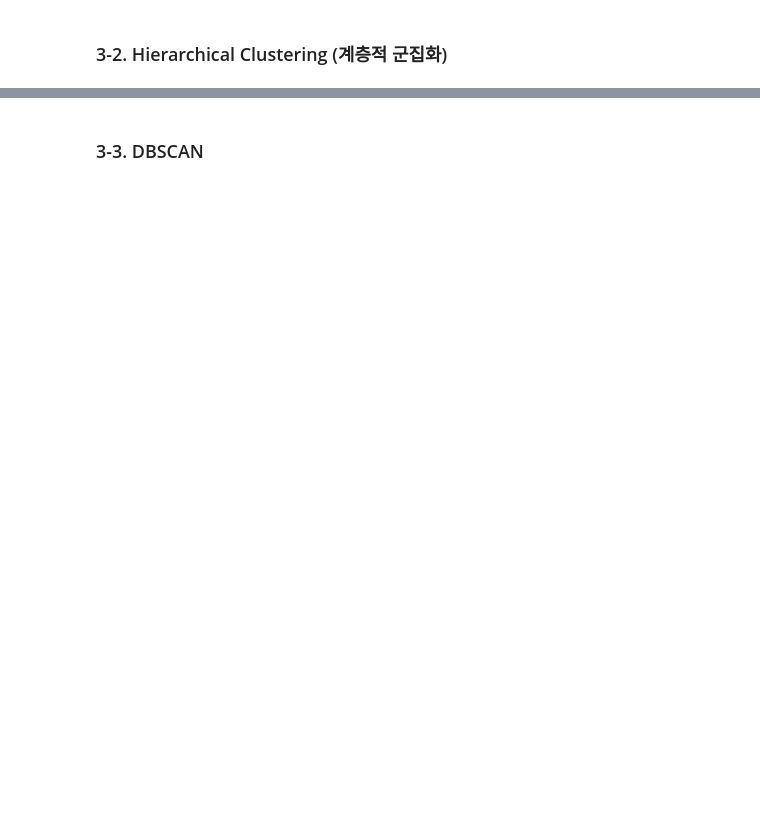
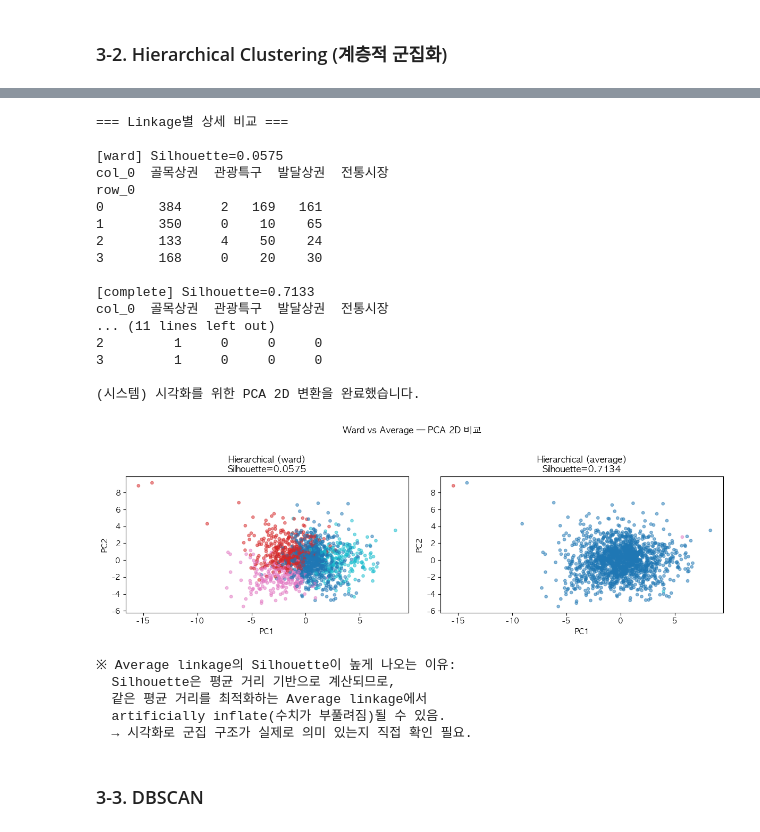
Before and after one commit to kxiarium2003/26-1_ML_seoul-commercial-district-clustering, a Jupyter notebook: Clustering.ipynb, the cells around one changed output, grey strips where cells are left out. Cells and saved outputs as stored; diff of their text form; code cells hidden in the pictures; blank space fills up the shorter version.

```diff
--- a/Clustering.ipynb
+++ b/Clustering.ipynb
@@ -52,0 +68,6 @@ print(f'직장인구  shape: {df_work.shape}')
+# %%
+# 파일 경로
+base_path = '/Users/gomdori/Library/Mobile Documents/com~apple~CloudDocs/26-1 기계학습/ML_HW2_seoul-commercial-district-clustering'
+SALES_PATH = f'{base_path}/Data/서울시_상권분석서비스(추정매출-상권)_2024년.csv'
+STORE_PATH = f'{base_path}/Data/서울시_상권분석서비스(점포-상권)_2024년.csv'
+WORK_PATH  = f'{base_path}/Data/서울시_상권분석서비스(직장인구-상권)_2024년.csv'
@@ -52,0 +76,4 @@ print(f'직장인구  shape: {df_work.shape}')
+# %%
+df_sales = pd.read_csv(SALES_PATH, encoding='utf-8')
+print(f'추정매출 shape: {df_sales.shape}')
+df_sales.head(5)
@@ -52,0 +91,4 @@ print(f'직장인구  shape: {df_work.shape}')
+# %%
+df_store = pd.read_csv(STORE_PATH, encoding='utf-8')
+print(f'점포 shape: {df_store.shape}')
+df_store.head(5)
@@ -52,0 +105,4 @@ print(f'직장인구  shape: {df_work.shape}')
+# %%
+df_work  = pd.read_csv(WORK_PATH,  encoding='utf-8')
+print(f'직장인구 shape: {df_work.shape}')
+df_work.head(5)
@@ -311,3 +457,60 @@ print(f'\n채택 linkage: {best_method} (Silhouette={hier_results[best_method][1
+# %%
+# Ward vs Average 비교 + Average inflation 검증
+print('=== Linkage별 상세 비교 ===')
+for method, (labels, sil) in hier_results.items():
+    print(f'\n[{method}] Silhouette={sil:.4f}')
+    cross = pd.crosstab(labels, y_true_str)
+    print(cross)
+
+# NameError 해결을 위해 PCA 2D 변환 코드 추가
+if 'X_pca2' not in locals():
+    pca2 = PCA(n_components=2, random_state=42)
+    X_pca2 = pca2.fit_transform(X)
+    print("\n(시스템) 시각화를 위한 PCA 2D 변환을 완료했습니다.")
+
+# Average linkage inflation 여부 시각적 확인
+fig, axes = plt.subplots(1, 2, figsize=(12, 4))
+for ax, method in zip(axes, ['ward', 'average']):
+    labels, sil = hier_results[method]
+    ax.scatter(X_pca2[:, 0], X_pca2[:, 1],
+               c=labels, cmap='tab10', alpha=0.5, s=15)
+    ax.set_title(f'Hierarchical ({method})\nSilhouette={sil:.4f}')
+    ax.set_xlabel('PC1'); ax.set_ylabel('PC2')
+
+plt.suptitle('Ward vs Average — PCA 2D 비교', y=1.02)
+plt.tight_layout()
+plt.savefig('plot_hier_ward_vs_average.png', dpi=150, bbox_inches='tight')
+plt.show()
+
+print('\n※ Average linkage의 Silhouette이 높게 나오는 이유:')
+print('  Silhouette은 평균 거리 기반으로 계산되므로,')
+print('  같은 평균 거리를 최적화하는 Average linkage에서')
+print('  artificially inflate(수치가 부풀려짐)될 수 있음.')
+print('  → 시각화로 군집 구조가 실제로 의미 있는지 직접 확인 필요.')
+# %% [output]
+=== Linkage별 상세 비교 ===
+
+[ward] Silhouette=0.0575
+col_0  골목상권  관광특구  발달상권  전통시장
+row_0
+0       384     2   169   161
+1       350     0    10    65
+2       133     4    50    24
+3       168     0    20    30
+
+[complete] Silhouette=0.7133
+col_0  골목상권  관광특구  발달상권  전통시장
+... (11 lines left out)
+2         1     0     0     0
+3         1     0     0     0
+
+(시스템) 시각화를 위한 PCA 2D 변환을 완료했습니다.
+[figure, added]
+※ Average linkage의 Silhouette이 높게 나오는 이유:
+  Silhouette은 평균 거리 기반으로 계산되므로,
+  같은 평균 거리를 최적화하는 Average linkage에서
+  artificially inflate(수치가 부풀려짐)될 수 있음.
+  → 시각화로 군집 구조가 실제로 의미 있는지 직접 확인 필요.
 # %% [markdown]
 ### 3-3. DBSCAN
 # %%
```
Also changed, not shown: parts of 36 cells of this notebook.
